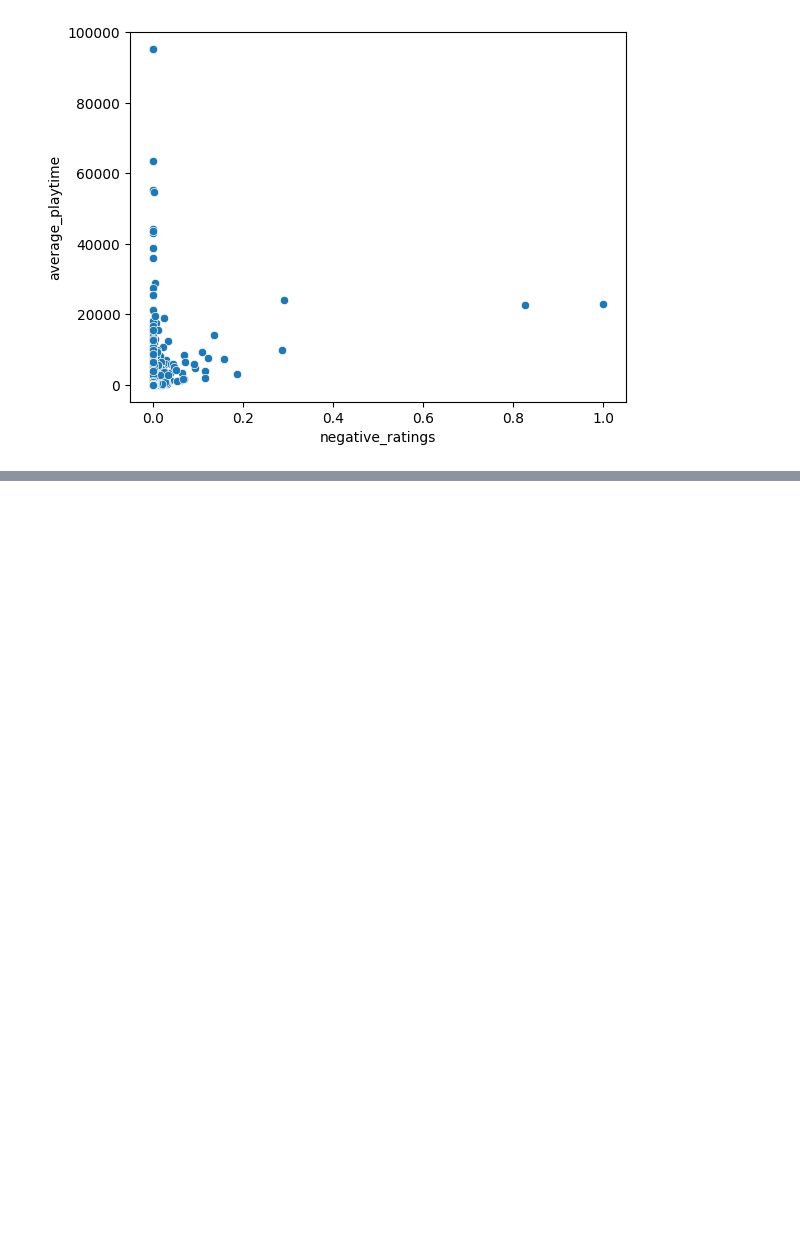
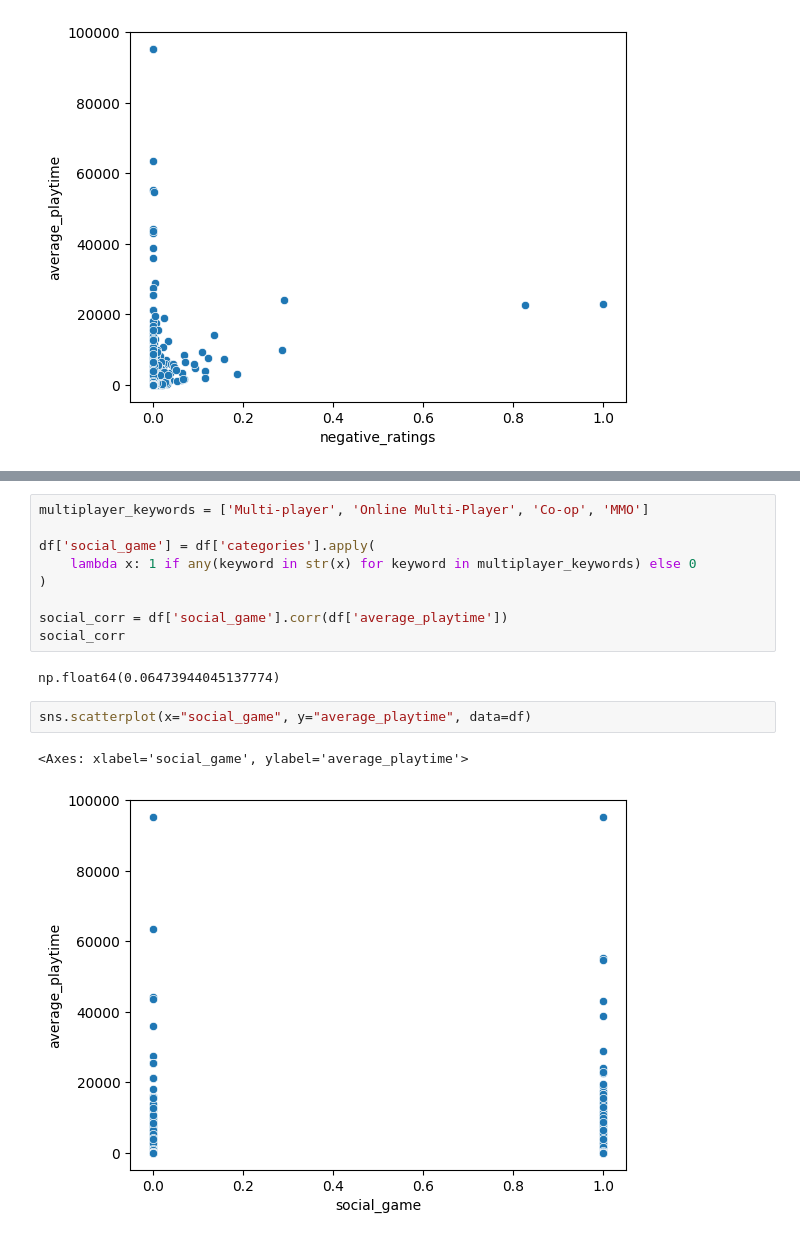
Before and after one commit to LamyaAlkhathami/Game_Addictiveness, a Jupyter notebook: notebooks/EDA.ipynb, the cells around one changed output, grey strips where cells are left out. Cells and saved outputs as stored; diff of their text form; blank space fills up the shorter version.

```diff
--- a/notebooks/EDA.ipynb
+++ b/notebooks/EDA.ipynb
@@ -164,0 +177,16 @@ sns.scatterplot(x="negative_ratings", y="average_playtime", data=df)
+# %%
+multiplayer_keywords = ['Multi-player', 'Online Multi-Player', 'Co-op', 'MMO']
+
+df['social_game'] = df['categories'].apply(
+    lambda x: 1 if any(keyword in str(x) for keyword in multiplayer_keywords) else 0
+)
+
+social_corr = df['social_game'].corr(df['average_playtime'])
+social_corr
+# %% [output]
+np.float64(0.06473944045137774)
+# %%
+sns.scatterplot(x="social_game", y="average_playtime", data=df)
+# %% [output]
+<Axes: xlabel='social_game', ylabel='average_playtime'>
+[figure, added]
```
Also changed, not shown: parts of 5 cells of this notebook, 1 other file.
